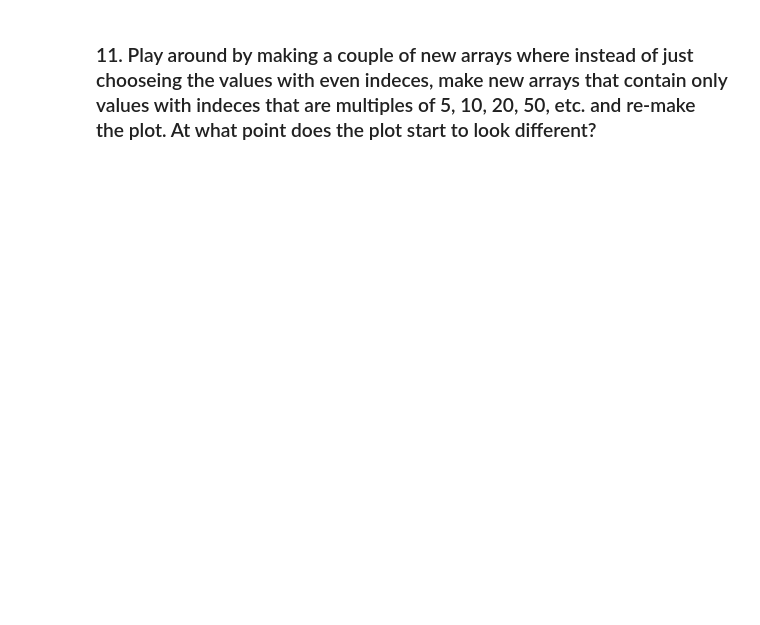
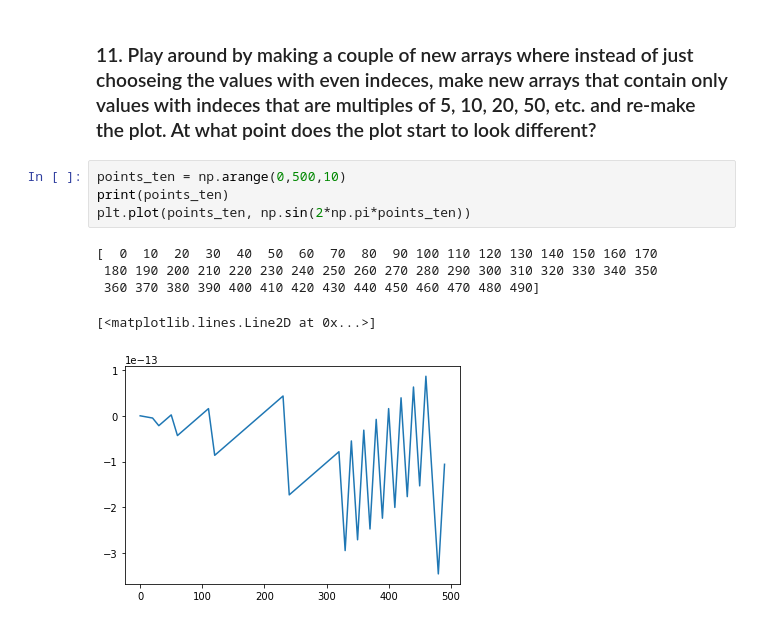
Before and after one commit to rachelbaer/ASTR-3190, a Jupyter notebook: lessons/03.5_extra_numpy_baer.ipynb, the cells around one changed output. Drawn from its saved outputs; the diff is of its cells as text; blank space fills up the shorter version.

```diff
--- a/lessons/03.5_extra_numpy_baer.ipynb
+++ b/lessons/03.5_extra_numpy_baer.ipynb
@@ -95,2 +99,12 @@ even_points=
 # %% [markdown]
 ### 11. Play around by making a couple of new arrays where instead of just chooseing the values with even indeces, make new arrays that contain only values with indeces that are multiples of 5, 10, 20, 50, etc. and re-make the plot. At what point does the plot start to look different?
+# %%
+points_ten = np.arange(0,500,10)
+print(points_ten)
+plt.plot(points_ten, np.sin(2*np.pi*points_ten))
+# %% [output]
+[  0  10  20  30  40  50  60  70  80  90 100 110 120 130 140 150 160 170
+ 180 190 200 210 220 230 240 250 260 270 280 290 300 310 320 330 340 350
+ 360 370 380 390 400 410 420 430 440 450 460 470 480 490]
+[<matplotlib.lines.Line2D at 0x...>]
+[figure, added]
```
Also changed, not shown: parts of 2 cells of this notebook.
